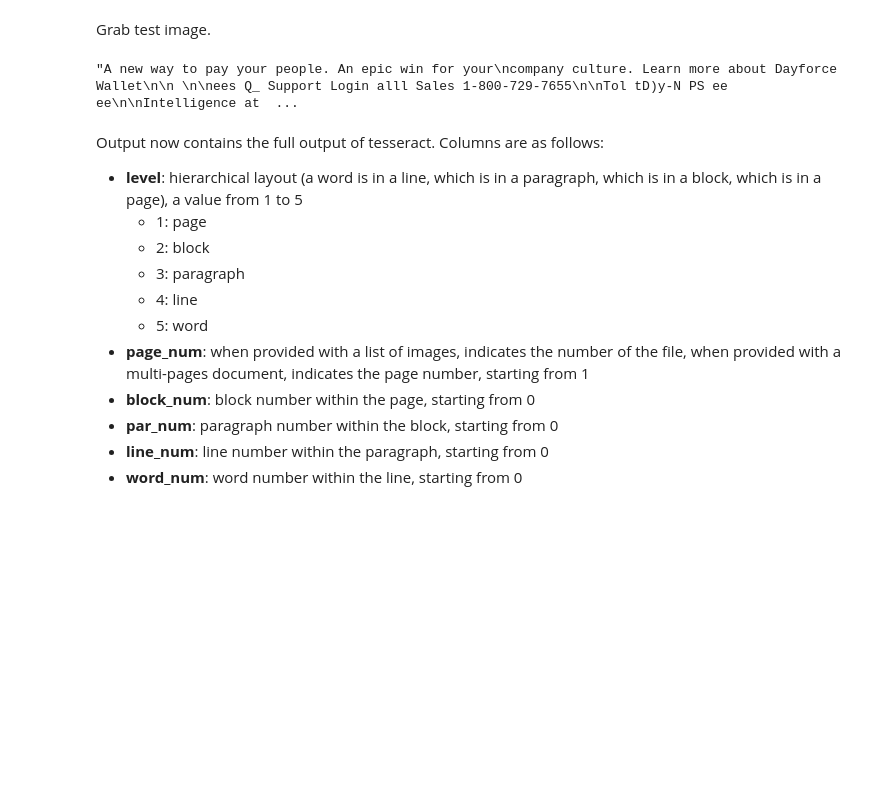
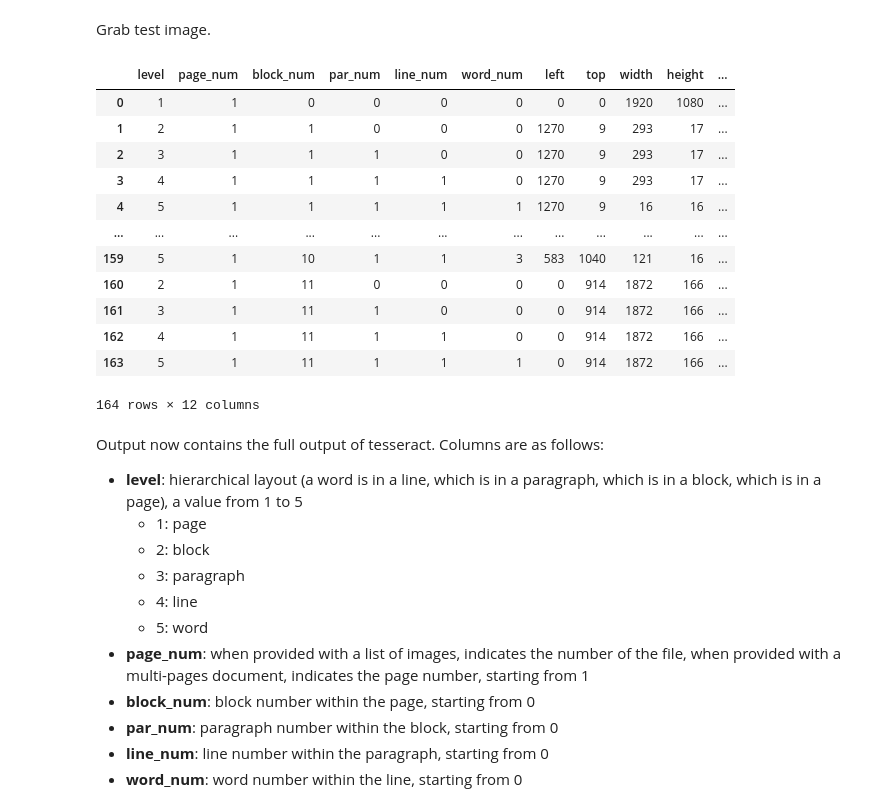
Before and after one commit to MehmetAlpaslanBO/screenshot-reader, a Jupyter notebook: screenreader.ipynb, the cells around one changed output. Saved outputs shown, nothing was run; the diff lists cells and outputs as text; code cells hidden in the pictures; blank space fills up the shorter version.

```diff
--- a/screenreader.ipynb
+++ b/screenreader.ipynb
@@ -32,4 +29,0 @@ import pytesseract
-# %%
-pytesseract.image_to_string("data/ceridian.jpeg")
-# %% [output]
-"A new way to pay your people. An epic win for your\ncompany culture. Learn more about Dayforce Wallet\n\n \n\nees Q_ Support Login alll Sales 1-800-729-7655\n\nTol tD)y-N PS ee ee\n\nIntelligence at  ...
@@ -38,3 +36,19 @@ output = pytesseract.image_to_data(image = Image.open('data/ceridian.jpeg'), out
+# %%
+output
+# %% [output]
+|  | level | page_num | block_num | par_num | line_num | word_num | left | top | width | height | ... |
+| 0 | 1 | 1 | 0 | 0 | 0 | 0 | 0 | 0 | 1920 | 1080 | ... |
+| 1 | 2 | 1 | 1 | 0 | 0 | 0 | 1270 | 9 | 293 | 17 | ... |
+| 2 | 3 | 1 | 1 | 1 | 0 | 0 | 1270 | 9 | 293 | 17 | ... |
+| 3 | 4 | 1 | 1 | 1 | 1 | 0 | 1270 | 9 | 293 | 17 | ... |
+| 4 | 5 | 1 | 1 | 1 | 1 | 1 | 1270 | 9 | 16 | 16 | ... |
+| ... | ... | ... | ... | ... | ... | ... | ... | ... | ... | ... | ... |
+| 159 | 5 | 1 | 10 | 1 | 1 | 3 | 583 | 1040 | 121 | 16 | ... |
+| 160 | 2 | 1 | 11 | 0 | 0 | 0 | 0 | 914 | 1872 | 166 | ... |
+| 161 | 3 | 1 | 11 | 1 | 0 | 0 | 0 | 914 | 1872 | 166 | ... |
+| 162 | 4 | 1 | 11 | 1 | 1 | 0 | 0 | 914 | 1872 | 166 | ... |
+| 163 | 5 | 1 | 11 | 1 | 1 | 1 | 0 | 914 | 1872 | 166 | ... |
+164 rows × 12 columns
 # %% [markdown]
 Output now contains the full output of tesseract. Columns are as follows:
 
```
Also changed, not shown: parts of 17 cells of this notebook, 5 other files.
